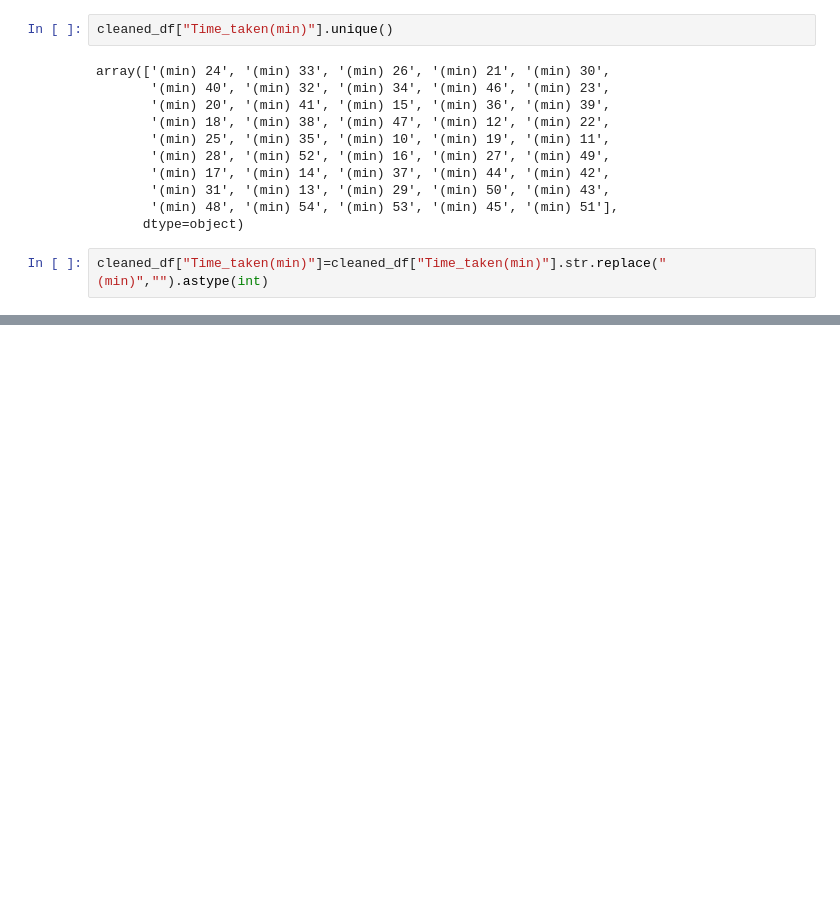
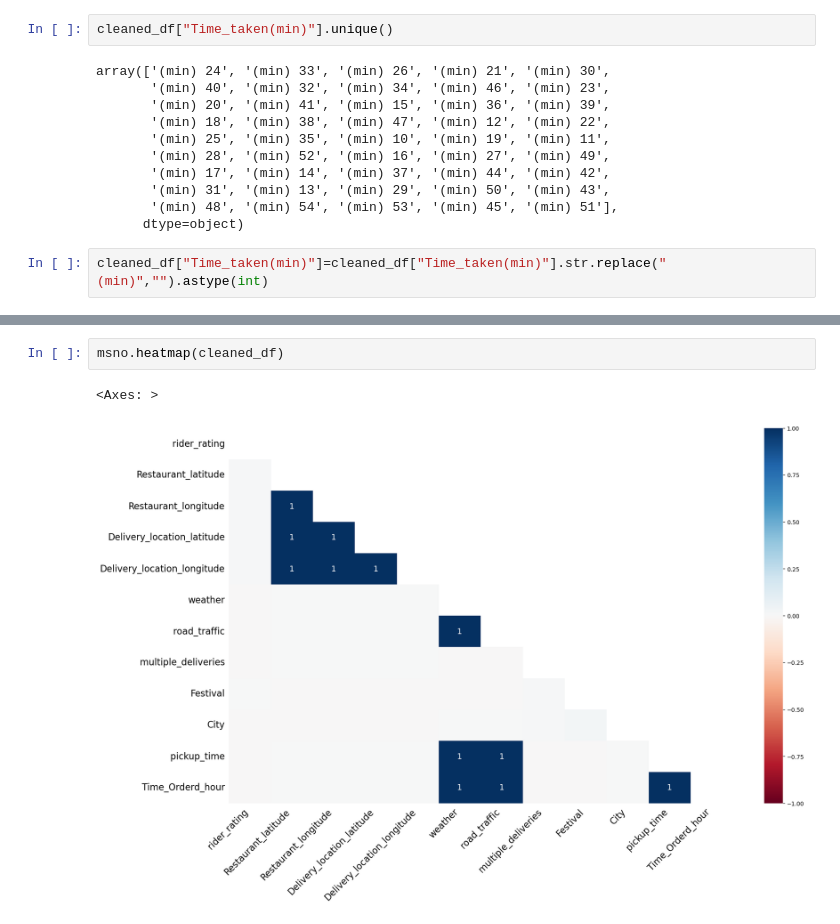
Before and after one commit to rabin20-04/delivery_time_prediction, a Jupyter notebook: delivery_t_pred.ipynb, the cells around one changed output, grey strips where cells are left out. Drawn from its saved outputs; the diff is of its cells as text; blank space fills up the shorter version.

```diff
--- a/delivery_t_pred.ipynb
+++ b/delivery_t_pred.ipynb
@@ -958,0 +981,5 @@ cleaned_df
+# %%
+msno.heatmap(cleaned_df)
+# %% [output]
+<Axes: >
+[figure, added]
```
Also changed, not shown: parts of 5 cells of this notebook.
